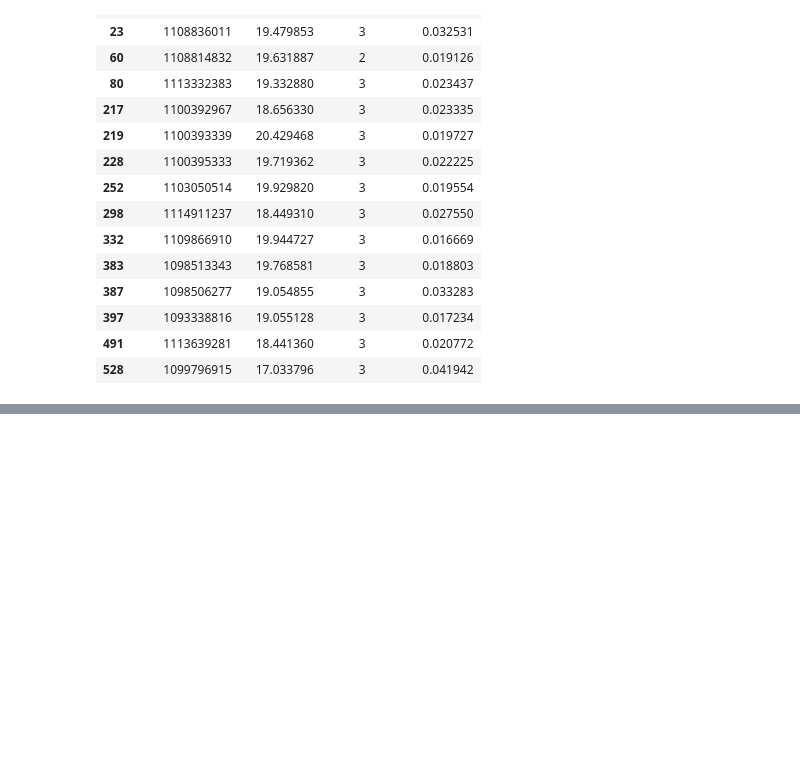
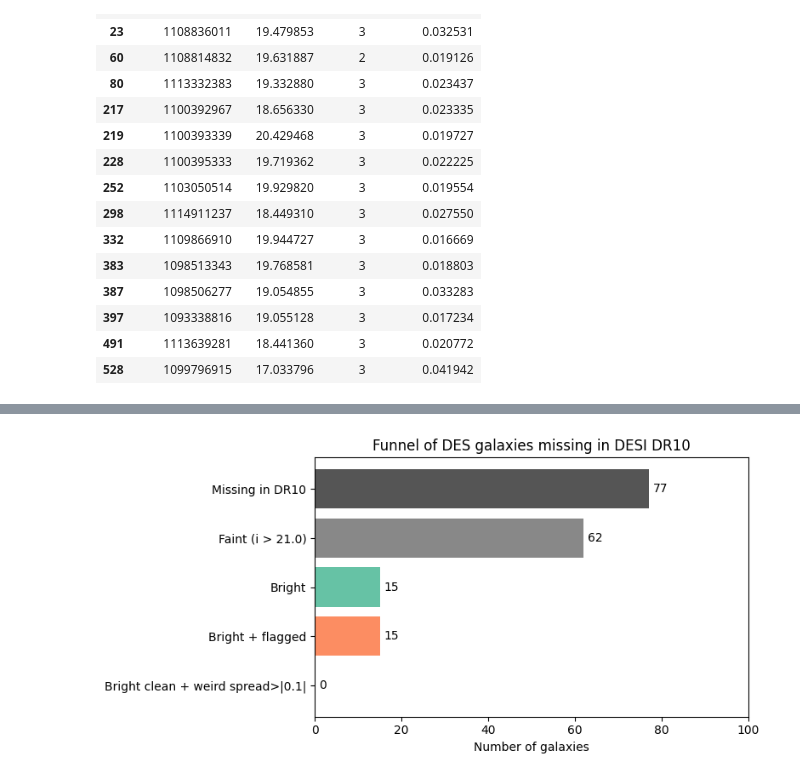
Before and after one commit to saatour/GW170817, a Jupyter notebook: Cross matching with galaxy surveys 06112025.ipynb, the cells around one changed output, grey strips where cells are left out. Drawn from its saved outputs; the diff is of its cells as text; code cells hidden in the pictures; blank space fills up the shorter version.

```diff
--- a/Cross matching with galaxy surveys 06112025.ipynb
+++ b/Cross matching with galaxy surveys 06112025.ipynb
@@ -1583,0 +1653,25 @@ bright_missing[["coadd_object_id", "mag_auto_i", "flags_i", "spread_model_z"]]
+# %%
+import matplotlib.pyplot as plt
+
+labels = [
+    "Missing in DR10",
+    f"Faint (i > {faint_cut_i})",
+    "Bright",
+    "Bright + flagged",
+    f"Bright clean + weird spread>|{weird_spread}|"
+]
+values = [n_missing, n_faint, n_bright, n_flagged, n_weird]
+
+plt.figure(figsize=(8,4))
+y = np.arange(len(labels))[::-1]  # so top bar is first
+plt.barh(y, values, color=["#555", "#888", "#66c2a5", "#fc8d62", "#8da0cb"])
+for yy, val in zip(y, values):
+    plt.text(val + 1, yy, str(val), va="center")
+plt.yticks(y, labels)
+plt.xlabel("Number of galaxies")
+plt.title("Funnel of DES galaxies missing in DESI DR10")
+plt.xlim(0, max(values)*1.3)
+plt.tight_layout()
+plt.show()
+# %% [output]
+[figure, added]
```
Also changed, not shown: parts of 3 cells of this notebook.
